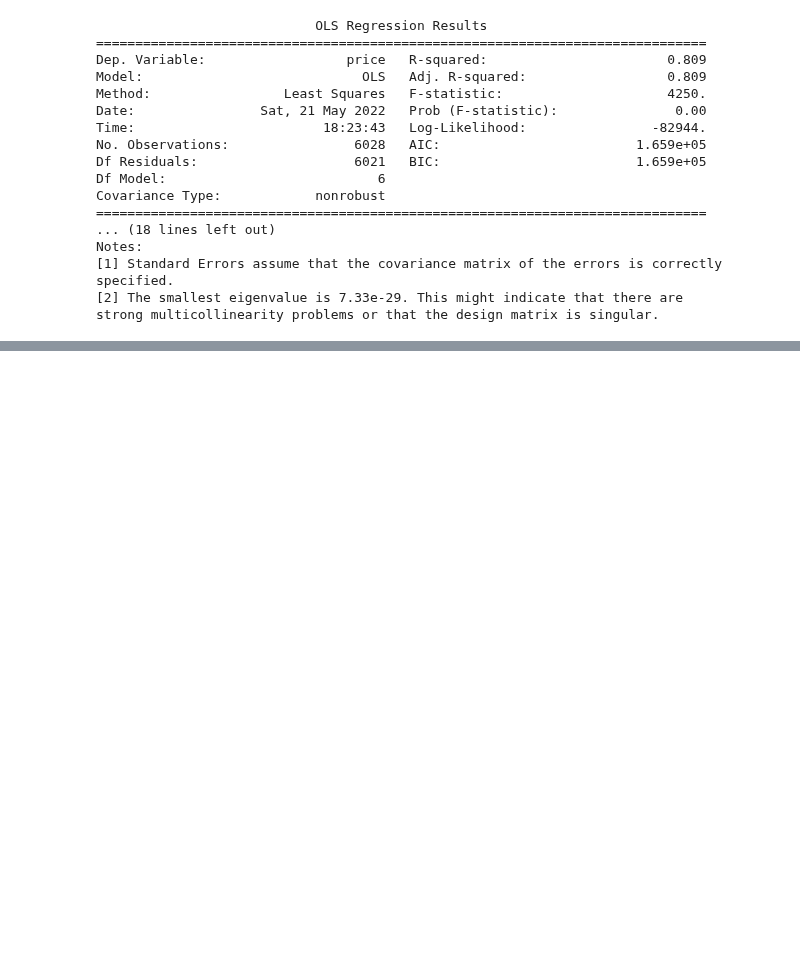
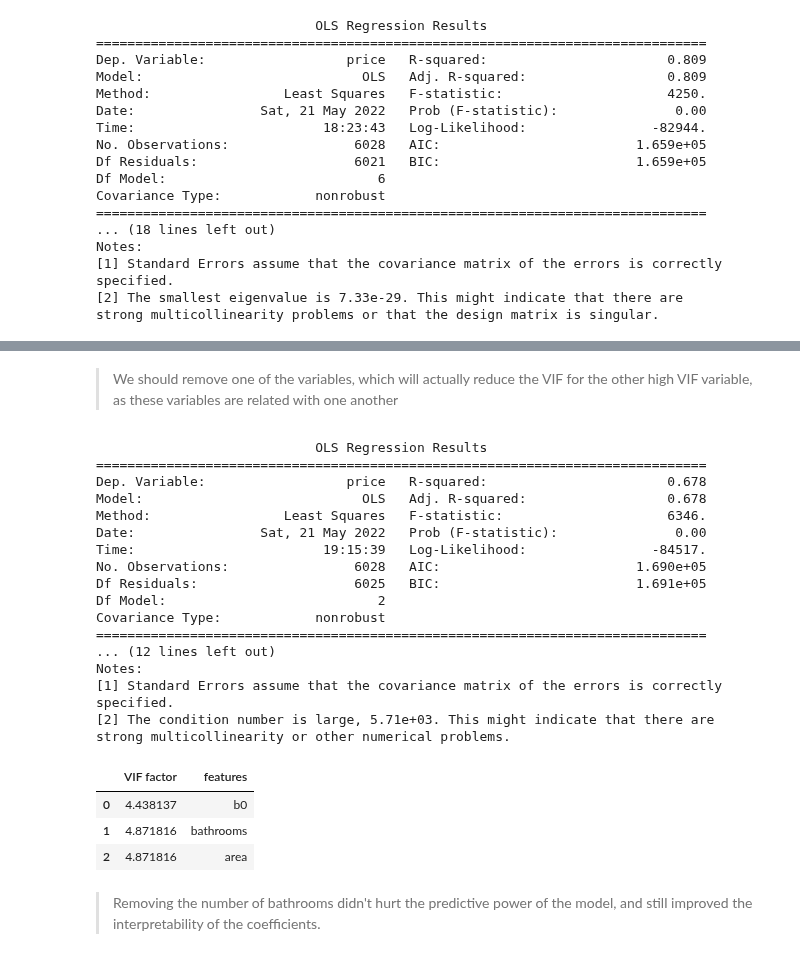
Before and after one commit to vpontello/DataScience_Nanodegree, a Jupyter notebook: 00_Extracurricular/02_Practical_Statistics/practical_statistics.ipynb, the cells around one changed output, grey strips where cells are left out. Cells and saved outputs as stored; diff of their text form; code cells hidden in the pictures; blank space fills up the shorter version.

Commit message:
multi-colinearity

```diff
--- a/00_Extracurricular/02_Practical_Statistics/practical_statistics.ipynb
+++ b/00_Extracurricular/02_Practical_Statistics/practical_statistics.ipynb
@@ -2685,0 +2815,40 @@ strong multicollinearity problems or that the design matrix is singular.
+# %% [markdown]
+> We should remove one of the variables, which will actually reduce the VIF for the other high VIF variable, as these variables are related with one another
+# %%
+df['b0'] = 1
+lin_model = sm.OLS(df['price'], df[['b0','bathrooms', 'area']])
+results = lin_model.fit()
+print(results.summary())
+
+vif_cols = ['b0','bathrooms', 'area']
+X = np.array(df[vif_cols])
+
+vif = pd.DataFrame()
+vif['VIF factor'] = [variance_inflation_factor(X, i) for i in range(X.shape[1])]
+vif["features"] = vif_cols
+
+vif
+# %% [output]
+                            OLS Regression Results
+==============================================================================
+Dep. Variable:                  price   R-squared:                       0.678
+Model:                            OLS   Adj. R-squared:                  0.678
+Method:                 Least Squares   F-statistic:                     6346.
+Date:                Sat, 21 May 2022   Prob (F-statistic):               0.00
+Time:                        19:15:39   Log-Likelihood:                -84517.
+No. Observations:                6028   AIC:                         1.690e+05
+Df Residuals:                    6025   BIC:                         1.691e+05
+Df Model:                           2
+Covariance Type:            nonrobust
+==============================================================================
+... (12 lines left out)
+Notes:
+[1] Standard Errors assume that the covariance matrix of the errors is correctly specified.
+[2] The condition number is large, 5.71e+03. This might indicate that there are
+strong multicollinearity or other numerical problems.
+|  | VIF factor | features |
+| 0 | 4.438137 | b0 |
+| 1 | 4.871816 | bathrooms |
+| 2 | 4.871816 | area |
+# %% [markdown]
+> Removing the number of bathrooms didn't hurt the predictive power of the model, and still improved the interpretability of the coefficients.
```
Also changed, not shown: parts of 8 cells of this notebook, 1 other file.
